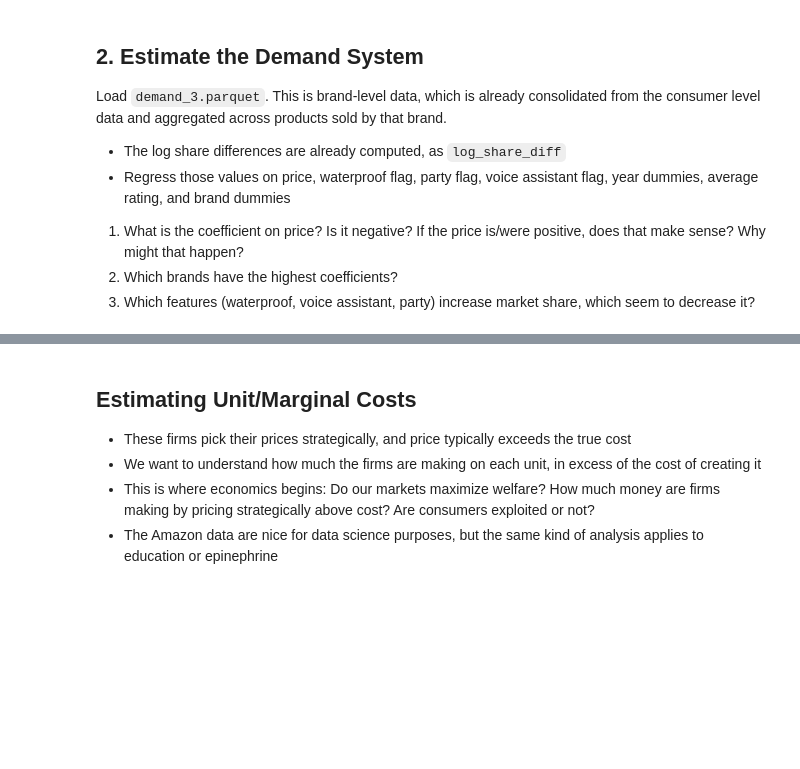
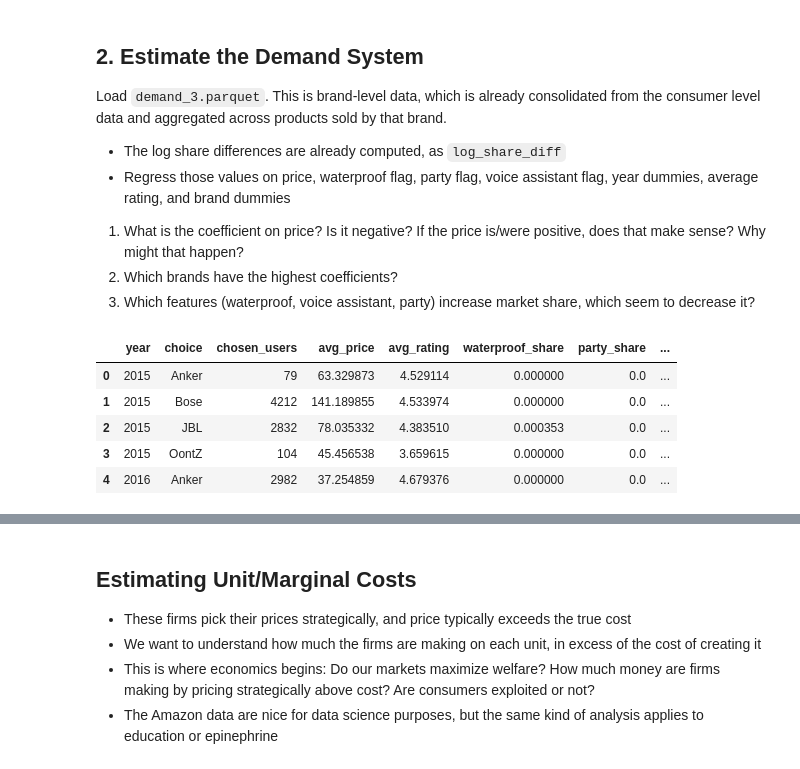
Before and after one commit to natchan19/undergrad_ml_assignments, a Jupyter notebook: lab_demand_estimation.ipynb, the cells around one changed output, grey strips where cells are left out. Cells and saved outputs as stored; diff of their text form; code cells hidden in the pictures; blank space fills up the shorter version.

```diff
--- a/lab_demand_estimation.ipynb
+++ b/lab_demand_estimation.ipynb
@@ -117,3 +117,13 @@ Load `demand_3.parquet`. This is brand-level data, which is already consolidated
 1. What is the coefficient on price? Is it negative? If the price is/were positive, does that make sense? Why might that happen?
 2. Which brands have the highest coefficients?
 3. Which features (waterproof, voice assistant, party) increase market share, which seem to decrease it?
+# %%
+df3 = pd.read_parquet("./data/demand_3.parquet",engine='fastparquet')
+df3.head()
+# %% [output]
+|  | year | choice | chosen_users | avg_price | avg_rating | waterproof_share | party_share | ... |
+| 0 | 2015 | Anker | 79 | 63.329873 | 4.529114 | 0.000000 | 0.0 | ... |
+| 1 | 2015 | Bose | 4212 | 141.189855 | 4.533974 | 0.000000 | 0.0 | ... |
+| 2 | 2015 | JBL | 2832 | 78.035332 | 4.383510 | 0.000353 | 0.0 | ... |
+| 3 | 2015 | OontZ | 104 | 45.456538 | 3.659615 | 0.000000 | 0.0 | ... |
+| 4 | 2016 | Anker | 2982 | 37.254859 | 4.679376 | 0.000000 | 0.0 | ... |
```
Also changed, not shown: parts of 6 cells of this notebook.
